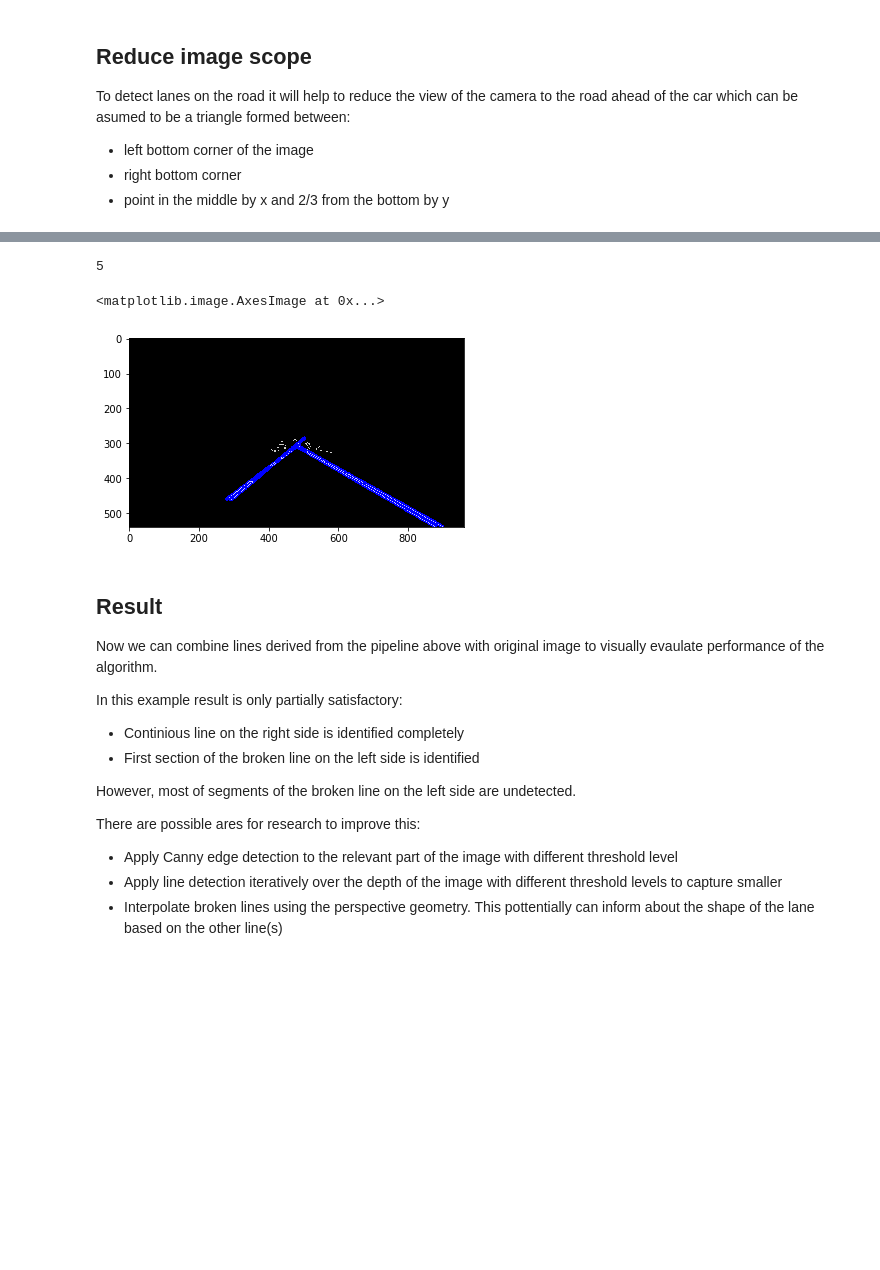
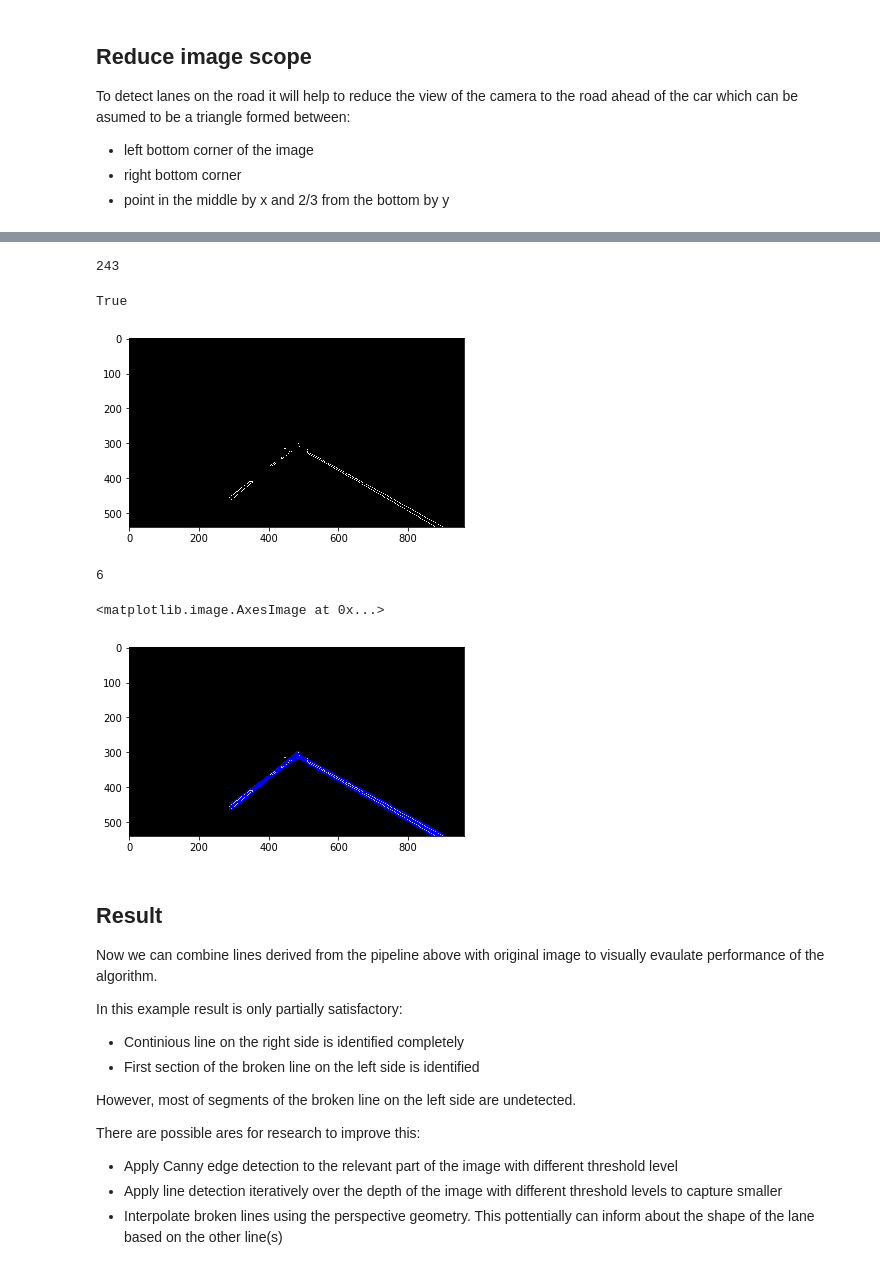
Before and after one commit to byapparov/CarND-LaneLines-P1, a Jupyter notebook: identify_lanes.ipynb, the cells around one changed output, grey strips where cells are left out. Drawn from its saved outputs; the diff is of its cells as text; code cells hidden in the pictures; blank space fills up the shorter version.

```diff
--- a/identify_lanes.ipynb
+++ b/identify_lanes.ipynb
@@ -111,11 +149,24 @@ plt.imshow(img_limited_view, cmap='Greys_r')
+# %%
+img_limited_view = limit_view(img_gradient)
+plt.imshow(img_limited_view, cmap='Greys_r')
+
+
+cv2.imwrite(
+    "writeup_images/img_limited_view.jpg",
+    img_limited_view
+)
+# %% [output]
+243
+True
+[figure, added]
 # %%
 # Define the Hough transform parameters
 # Make a blank the same size as our image to draw on
 rho = 1
 theta = np.pi / 180
 threshold = 70
-min_line_length = 200
-max_line_gap = 100
+min_line_length = 125
+max_line_gap = 60
 
 line_image = np.copy(img_limited_view) * 0 #creating a blank to draw lines on
 
@@ -143,9 +194,9 @@ line_image = cv2.merge((np.copy(img_limited_view) * 0, np.copy(img_limited_view)
 combo = cv2.addWeighted(color_edges, 0.8, line_image, 1, 0)
 plt.imshow(combo)
 # %% [output]
-5
+6
 <matplotlib.image.AxesImage at 0x...>
-[figure, old version]
+[figure, new version]
 # %% [markdown]
 ## Result
 
```
Also changed, not shown: parts of 5 cells of this notebook, 20 other files.
